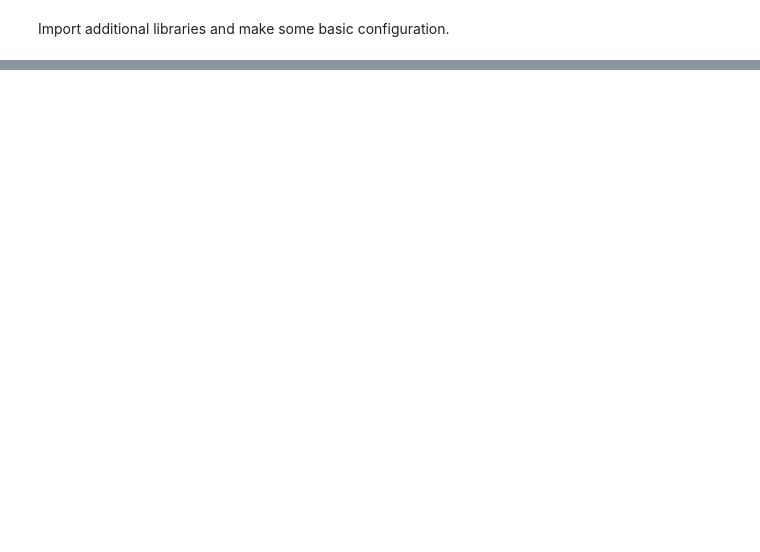
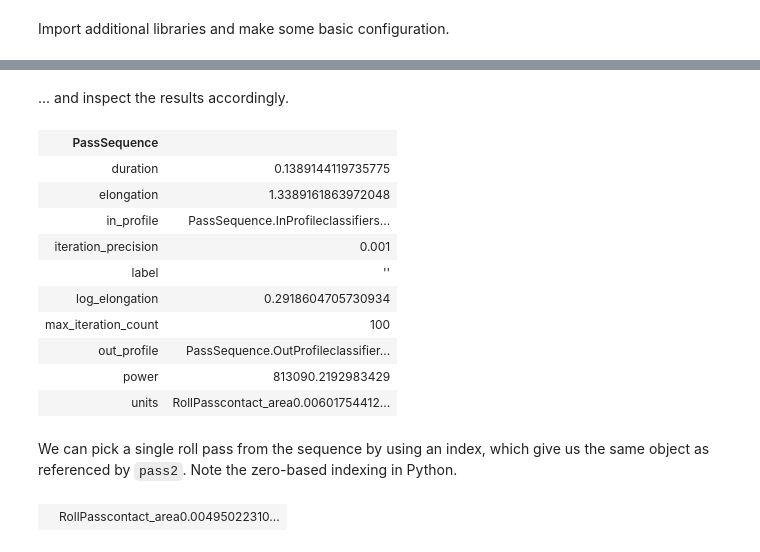
Before and after one commit to pyroll-project/pyroll-examples, a Jupyter notebook: Basic_Usage_Of_PyRolL.ipynb, the cells around one changed output, grey strips where cells are left out. Saved outputs shown, nothing was run; the diff lists cells and outputs as text; code cells hidden in the pictures; blank space fills up the shorter version.

```diff
--- a/Basic_Usage_Of_PyRolL.ipynb
+++ b/Basic_Usage_Of_PyRolL.ipynb
@@ -409,0 +187,22 @@ file_path.write_text(rendered, encoding='utf-8')
+# %% [markdown]
+... and inspect the results accordingly.
+# %%
+sequence
+# %% [output]
+| PassSequence |  |
+| duration | 0.1389144119735775 |
+| elongation | 1.3389161863972048 |
+| in_profile | PassSequence.InProfileclassifiers... |
+| iteration_precision | 0.001 |
+| label | '' |
+| log_elongation | 0.2918604705730934 |
+| max_iteration_count | 100 |
+| out_profile | PassSequence.OutProfileclassifier... |
+| power | 813090.2192983429 |
+| units | RollPasscontact_area0.00601754412... |
+# %% [markdown]
+We can pick a single roll pass from the sequence by using an index, which give us the same object as referenced by `pass2`. Note the zero-based indexing in Python.
+# %%
+sequence[1]
+# %% [output]
+|  | RollPasscontact_area0.00495022310... |
```
Also changed, not shown: parts of 53 cells of this notebook, 1 other file.
